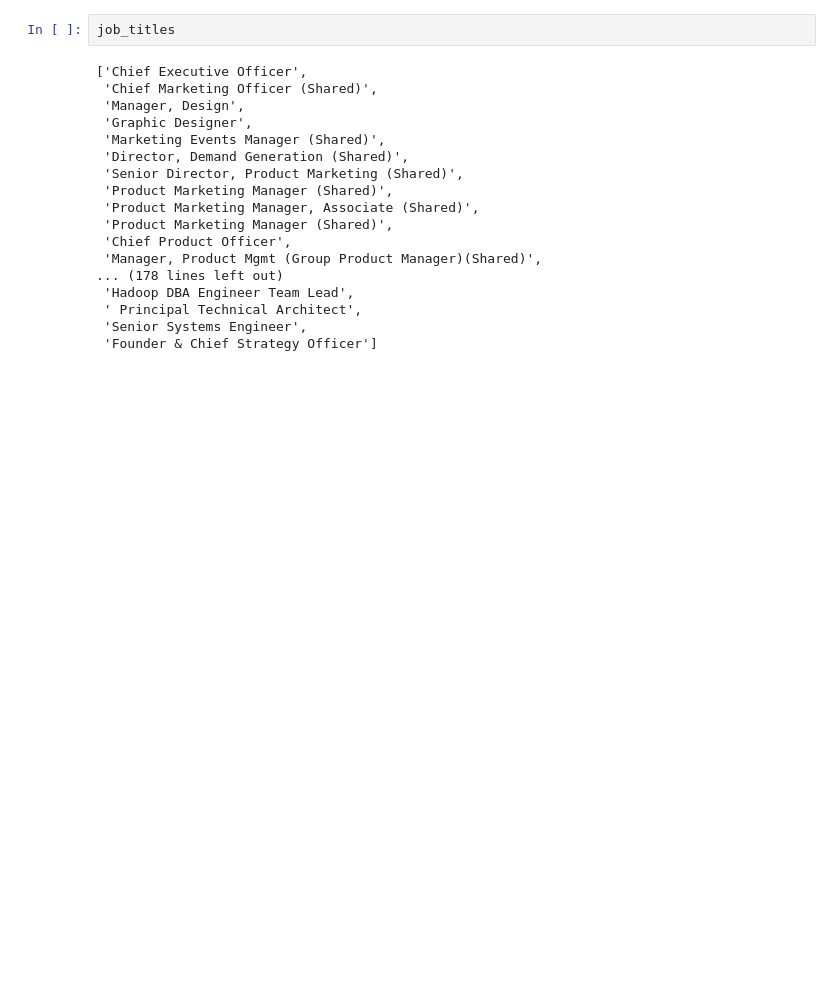
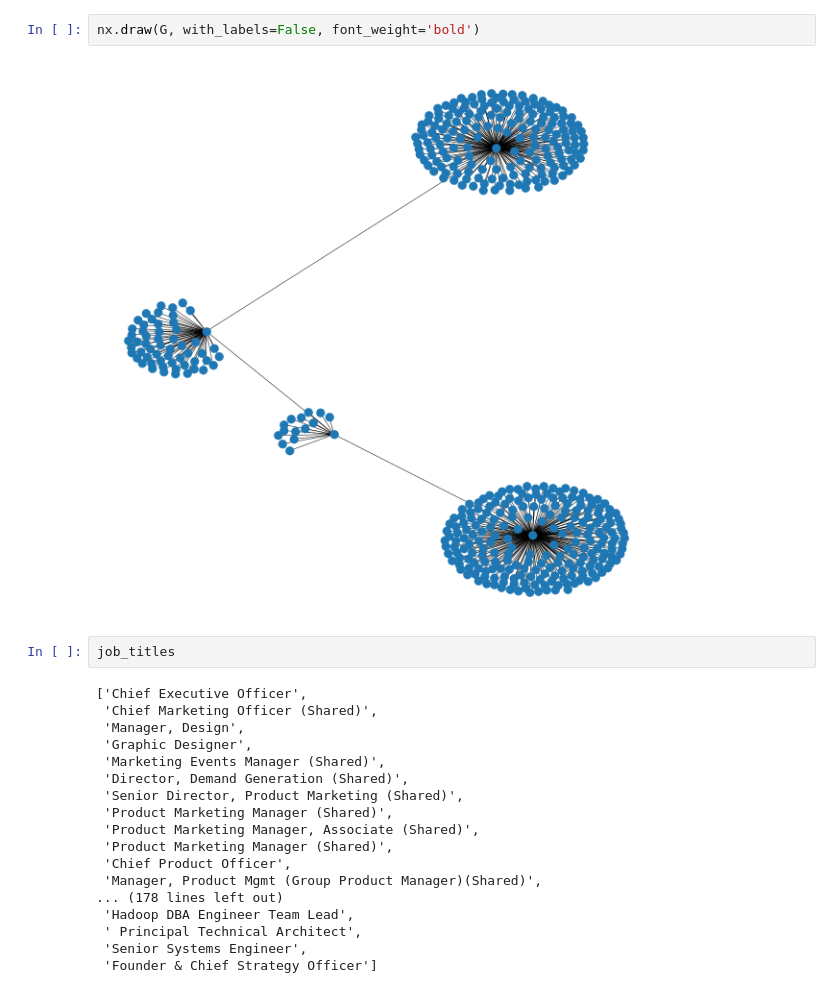
Before and after one commit to Peter-32/employee_network_plot, a Jupyter notebook: notebooks/main/Day2.scratch.ipynb, the cells around one changed output. Saved outputs shown, nothing was run; the diff lists cells and outputs as text; blank space fills up the shorter version.

```diff
--- a/notebooks/main/Day2.scratch.ipynb
+++ b/notebooks/main/Day2.scratch.ipynb
@@ -234,3 +238,7 @@ TypeError: append() takes exactly one argument (2 given)
+# %%
+nx.draw(G, with_labels=False, font_weight='bold')
+# %% [output]
+[figure, added]
 # %%
 job_titles
 # %% [output]
```
Also changed, not shown: parts of 2 cells of this notebook.
